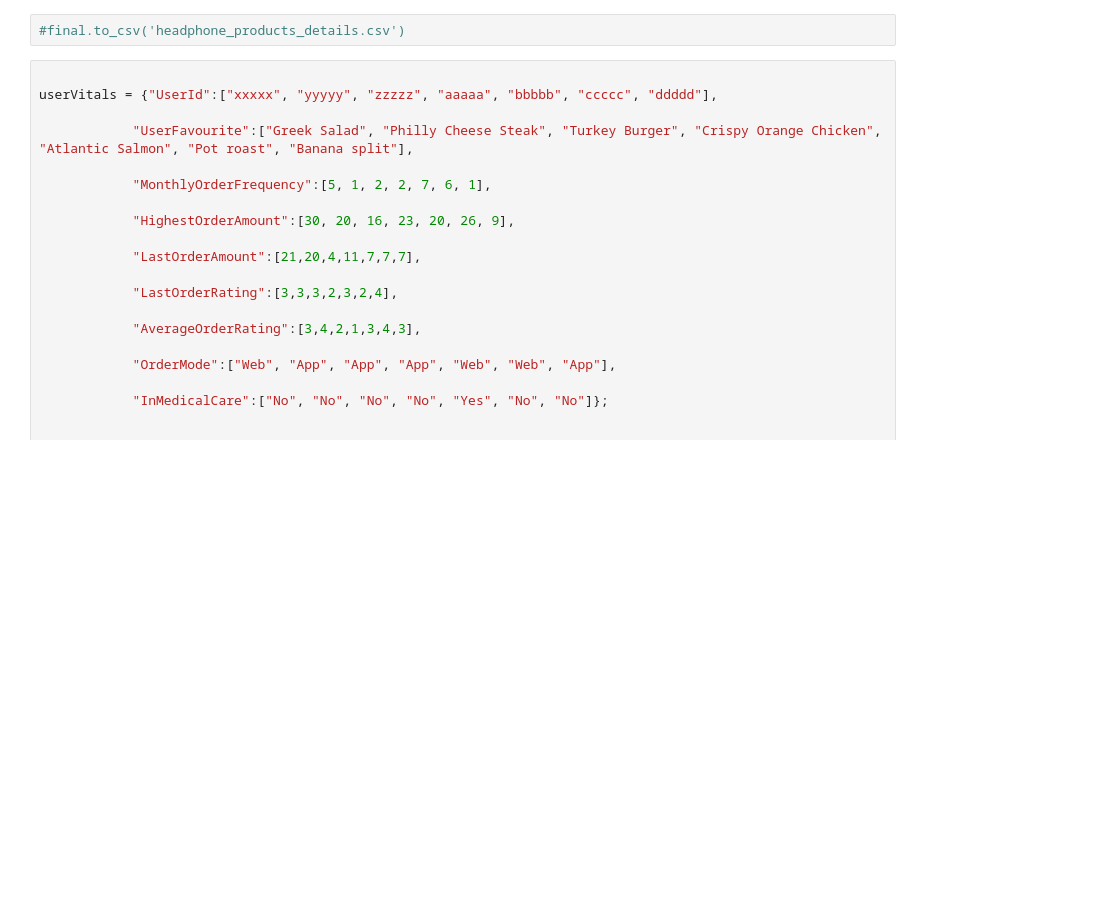
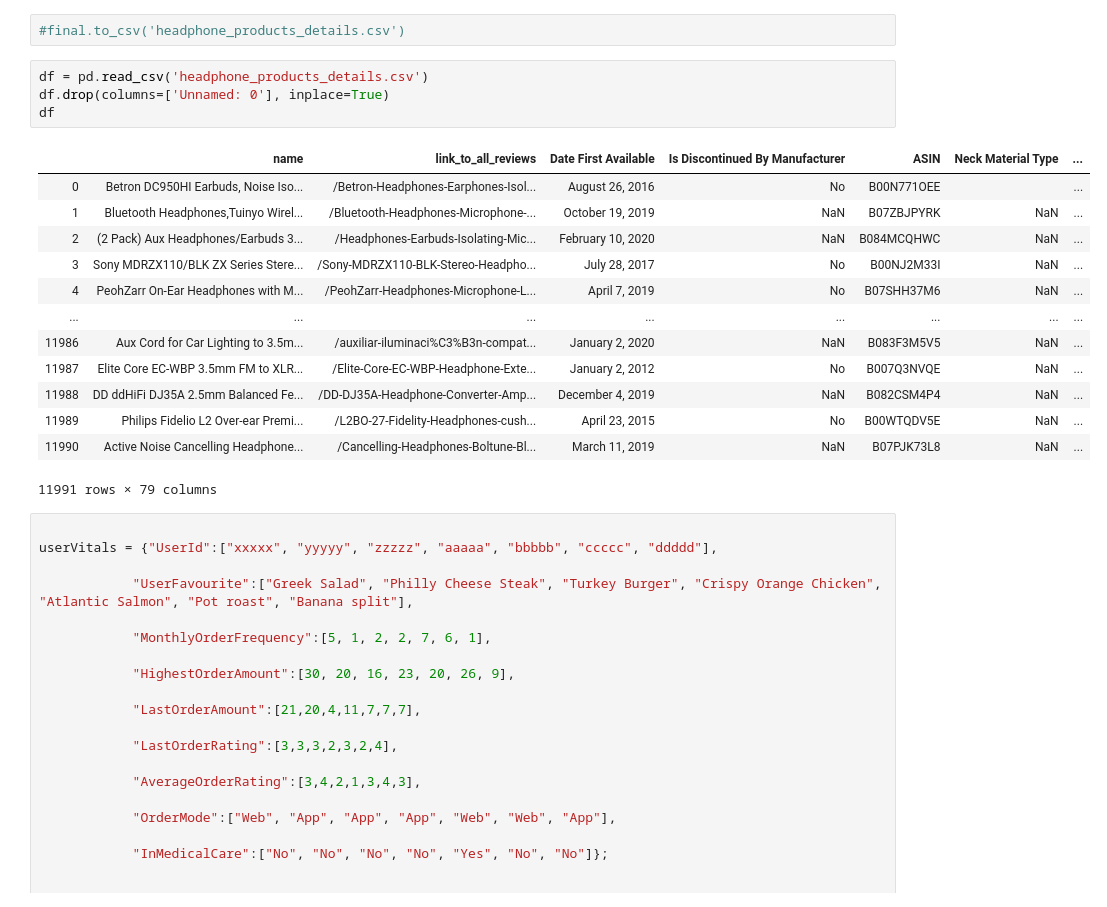
Before and after one commit to shekharbiswas/Ecommerce-SQL, a Jupyter notebook: create_headphones.ipynb, the cells around one changed output. Saved outputs shown, nothing was run; the diff lists cells and outputs as text; blank space fills up the shorter version.

```diff
--- a/create_headphones.ipynb
+++ b/create_headphones.ipynb
@@ -116,6 +153,24 @@ df.drop(columns = ['Customer Reviews'], inplace= True)
 final = pd.concat([hd, df], axis = 1)
 # %%
 #final.to_csv('headphone_products_details.csv')
+# %%
+df = pd.read_csv('headphone_products_details.csv')
+df.drop(columns=['Unnamed: 0'], inplace=True)
+df
+# %% [output]
+|  | name | link_to_all_reviews | Date First Available | Is Discontinued By Manufacturer | ASIN | Neck Material Type | ... |
+| 0 | Betron DC950HI Earbuds, Noise Iso... | /Betron-Headphones-Earphones-Isol... | August 26, 2016 | No | B00N771OEE |  | ... |
+| 1 | Bluetooth Headphones,Tuinyo Wirel... | /Bluetooth-Headphones-Microphone-... | October 19, 2019 | NaN | B07ZBJPYRK | NaN | ... |
+| 2 | (2 Pack) Aux Headphones/Earbuds 3... | /Headphones-Earbuds-Isolating-Mic... | February 10, 2020 | NaN | B084MCQHWC | NaN | ... |
+| 3 | Sony MDRZX110/BLK ZX Series Stere... | /Sony-MDRZX110-BLK-Stereo-Headpho... | July 28, 2017 | No | B00NJ2M33I | NaN | ... |
+| 4 | PeohZarr On-Ear Headphones with M... | /PeohZarr-Headphones-Microphone-L... | April 7, 2019 | No | B07SHH37M6 | NaN | ... |
+| ... | ... | ... | ... | ... | ... | ... | ... |
+| 11986 | Aux Cord for Car Lighting to 3.5m... | /auxiliar-iluminaci%C3%B3n-compat... | January 2, 2020 | NaN | B083F3M5V5 | NaN | ... |
+| 11987 | Elite Core EC-WBP 3.5mm FM to XLR... | /Elite-Core-EC-WBP-Headphone-Exte... | January 2, 2012 | No | B007Q3NVQE | NaN | ... |
+| 11988 | DD ddHiFi DJ35A 2.5mm Balanced Fe... | /DD-DJ35A-Headphone-Converter-Amp... | December 4, 2019 | NaN | B082CSM4P4 | NaN | ... |
+| 11989 | Philips Fidelio L2 Over-ear Premi... | /L2BO-27-Fidelity-Headphones-cush... | April 23, 2015 | No | B00WTQDV5E | NaN | ... |
+| 11990 | Active Noise Cancelling Headphone... | /Cancelling-Headphones-Boltune-Bl... | March 11, 2019 | NaN | B07PJK73L8 | NaN | ... |
+11991 rows × 79 columns
 # %%
 
 userVitals = {"UserId":["xxxxx", "yyyyy", "zzzzz", "aaaaa", "bbbbb", "ccccc", "ddddd"],
```
Also changed, not shown: parts of 4 cells of this notebook, 3 other files.
